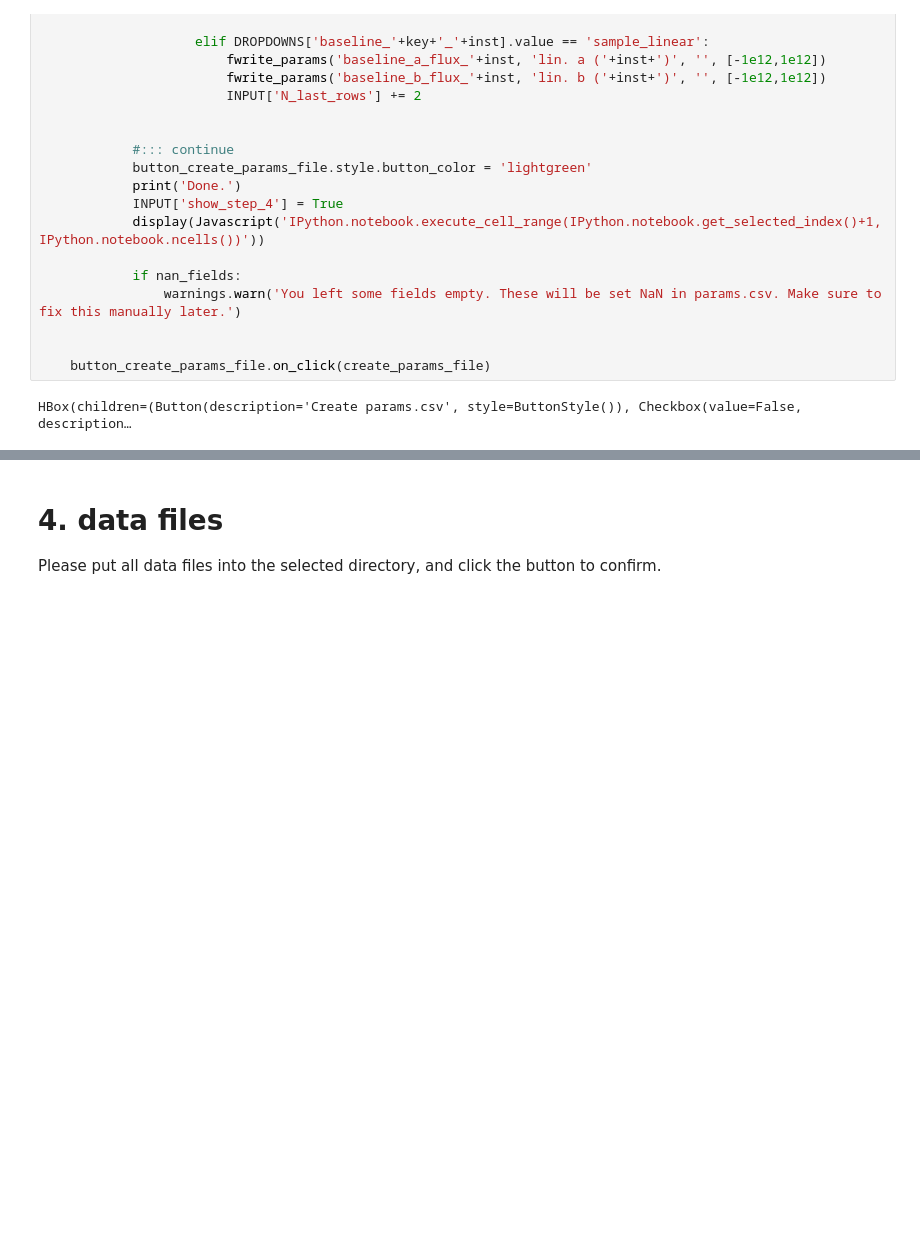
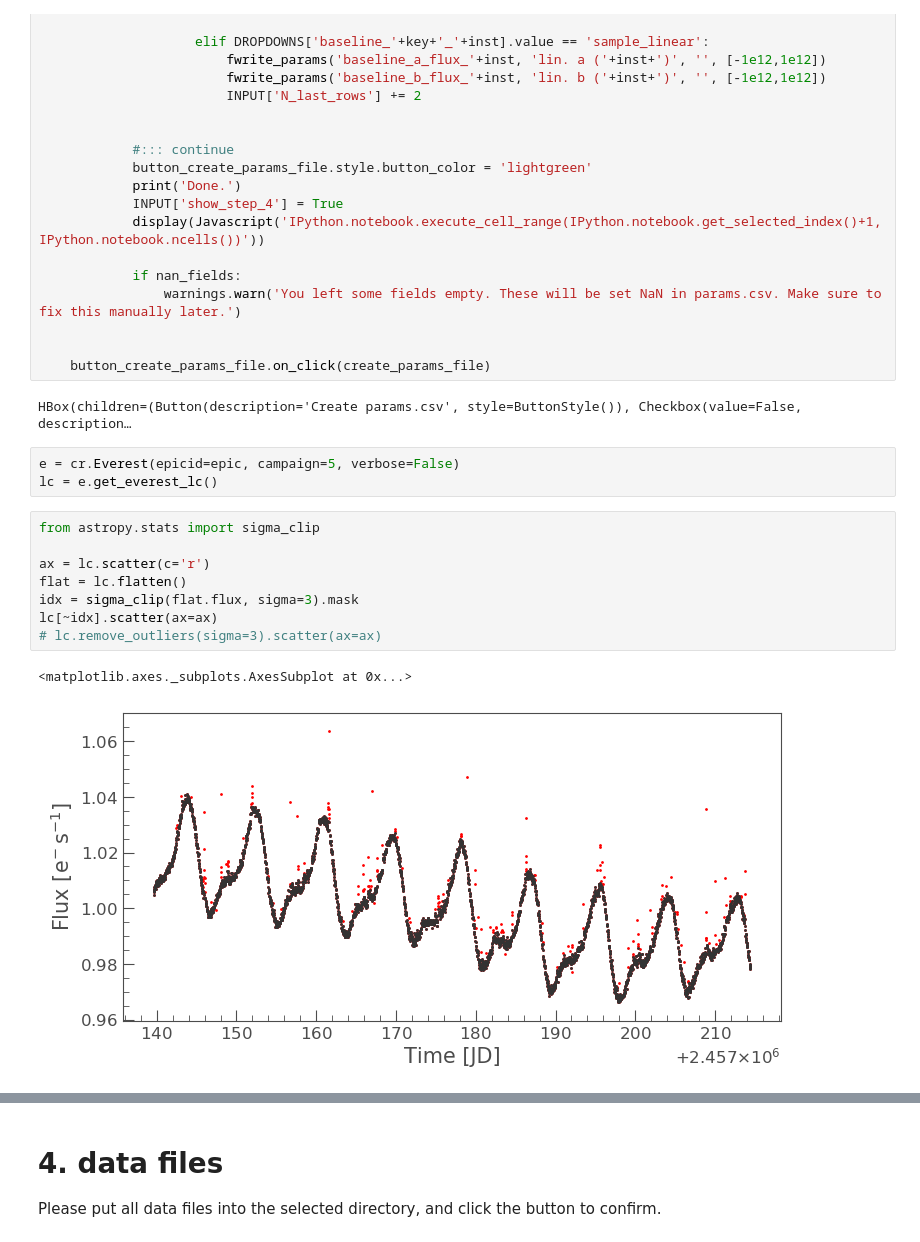
Before and after one commit to jpdeleon/kesprint2, a Jupyter notebook: allesfitter/epic1114_ini.ipynb, the cells around one changed output, grey strips where cells are left out. Drawn from its saved outputs; the diff is of its cells as text; blank space fills up the shorter version.

```diff
--- a/allesfitter/epic1114_ini.ipynb
+++ b/allesfitter/epic1114_ini.ipynb
@@ -1254,4 +1254,18 @@ if 'show_step_3' in INPUT and INPUT['show_step_3'] == True:
     button_create_params_file.on_click(create_params_file)
 # %% [output]
 HBox(children=(Button(description='Create params.csv', style=ButtonStyle()), Checkbox(value=False, description…
+# %%
+e = cr.Everest(epicid=epic, campaign=5, verbose=False)
+lc = e.get_everest_lc()
+# %%
+from astropy.stats import sigma_clip
+
+ax = lc.scatter(c='r')
+flat = lc.flatten()
+idx = sigma_clip(flat.flux, sigma=3).mask
+lc[~idx].scatter(ax=ax)
+# lc.remove_outliers(sigma=3).scatter(ax=ax)
+# %% [output]
+<matplotlib.axes._subplots.AxesSubplot at 0x...>
+[figure, added]
 # %%
```
Also changed, not shown: parts of 3 cells of this notebook, 11 other files.
